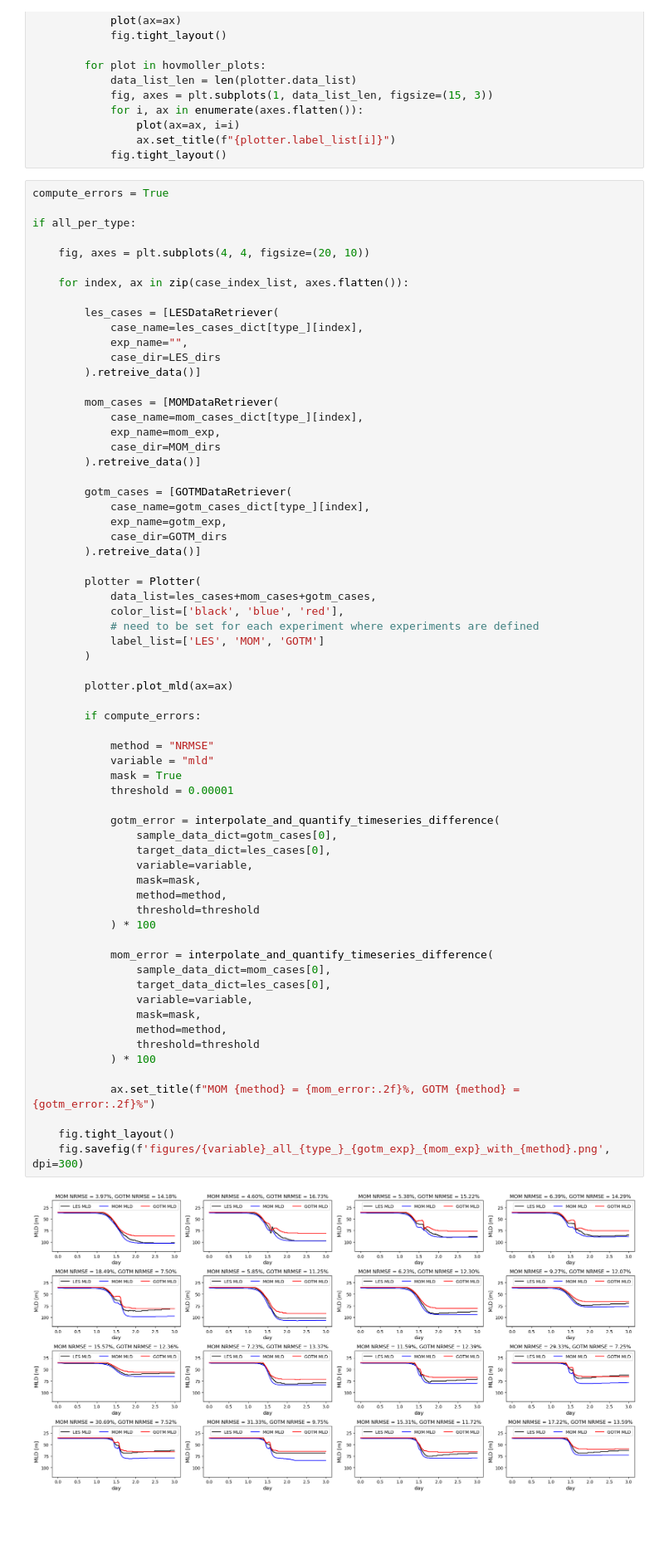
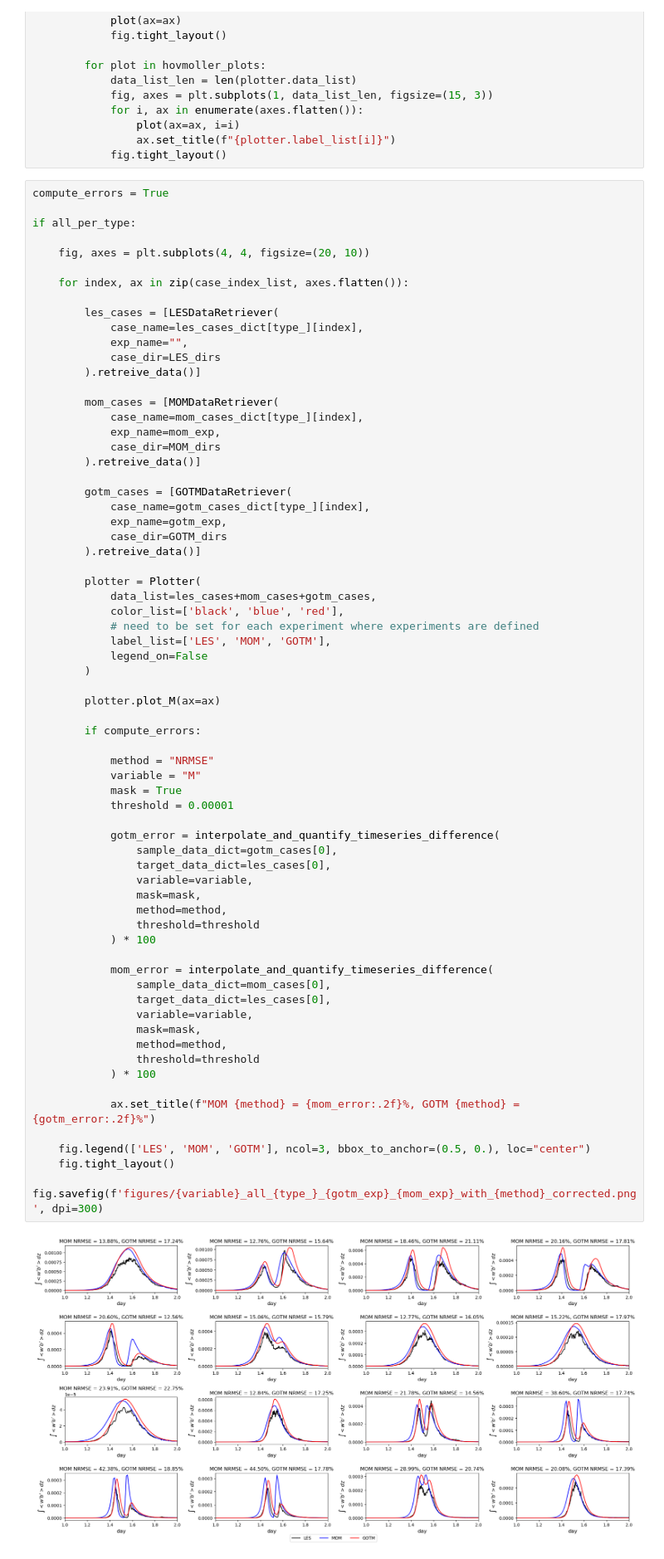
Before and after one commit to mrozowskamartaa/MOM6_SCM_Hurr, a Jupyter notebook: analysis/Compare_MOM_to_LES.ipynb, the cells around one changed output. Shown at 83% size. Saved outputs shown, nothing was run; the diff lists cells and outputs as text; blank space fills up the shorter version.

```diff
--- a/analysis/Compare_MOM_to_LES.ipynb
+++ b/analysis/Compare_MOM_to_LES.ipynb
@@ -291,42 +346,44 @@ if all_per_type:
             data_list=les_cases+mom_cases+gotm_cases,
             color_list=['black', 'blue', 'red'],
             # need to be set for each experiment where experiments are defined
-            label_list=['LES', 'MOM', 'GOTM']
+            label_list=['LES', 'MOM', 'GOTM'],
+            legend_on=False
         )
 
-        plotter.plot_mld(ax=ax)
+        plotter.plot_M(ax=ax)
 
         if compute_errors:
 
             method = "NRMSE"
-            variable = "mld"
+            variable = "M"
             mask = True
             threshold = 0.00001
 
             gotm_error = interpolate_and_quantify_timeseries_difference(
                 sample_data_dict=gotm_cases[0],
                 target_data_dict=les_cases[0],
                 variable=variable,
                 mask=mask,
                 method=method,
                 threshold=threshold
             ) * 100
 
             mom_error = interpolate_and_quantify_timeseries_difference(
                 sample_data_dict=mom_cases[0],
                 target_data_dict=les_cases[0],
                 variable=variable,
                 mask=mask,
                 method=method,
                 threshold=threshold
             ) * 100
 
             ax.set_title(f"MOM {method} = {mom_error:.2f}%, GOTM {method} = {gotm_error:.2f}%")
 
+    fig.legend(['LES', 'MOM', 'GOTM'], ncol=3, bbox_to_anchor=(0.5, 0.), loc="center")
     fig.tight_layout()
-    fig.savefig(f'figures/{variable}_all_{type_}_{gotm_exp}_{mom_exp}_with_{method}.png', dpi=300)
+    fig.savefig(f'figures/{variable}_all_{type_}_{gotm_exp}_{mom_exp}_with_{method}_corrected.png', dpi=300)
 # %% [output]
-[figure, old version]
+[figure, new version]
 # %%
 if not all_per_type:
 
```
Also changed, not shown: parts of 7 cells of this notebook, 1 other file.
